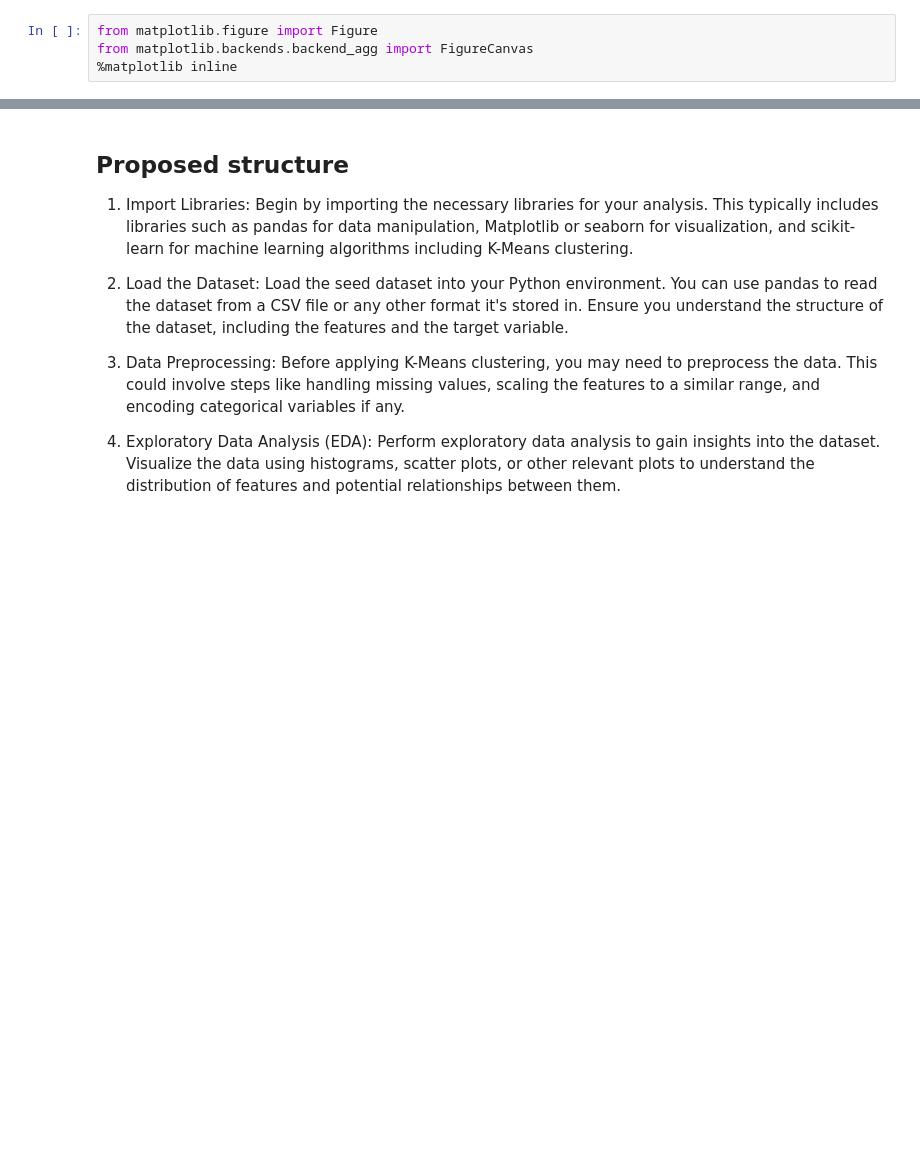
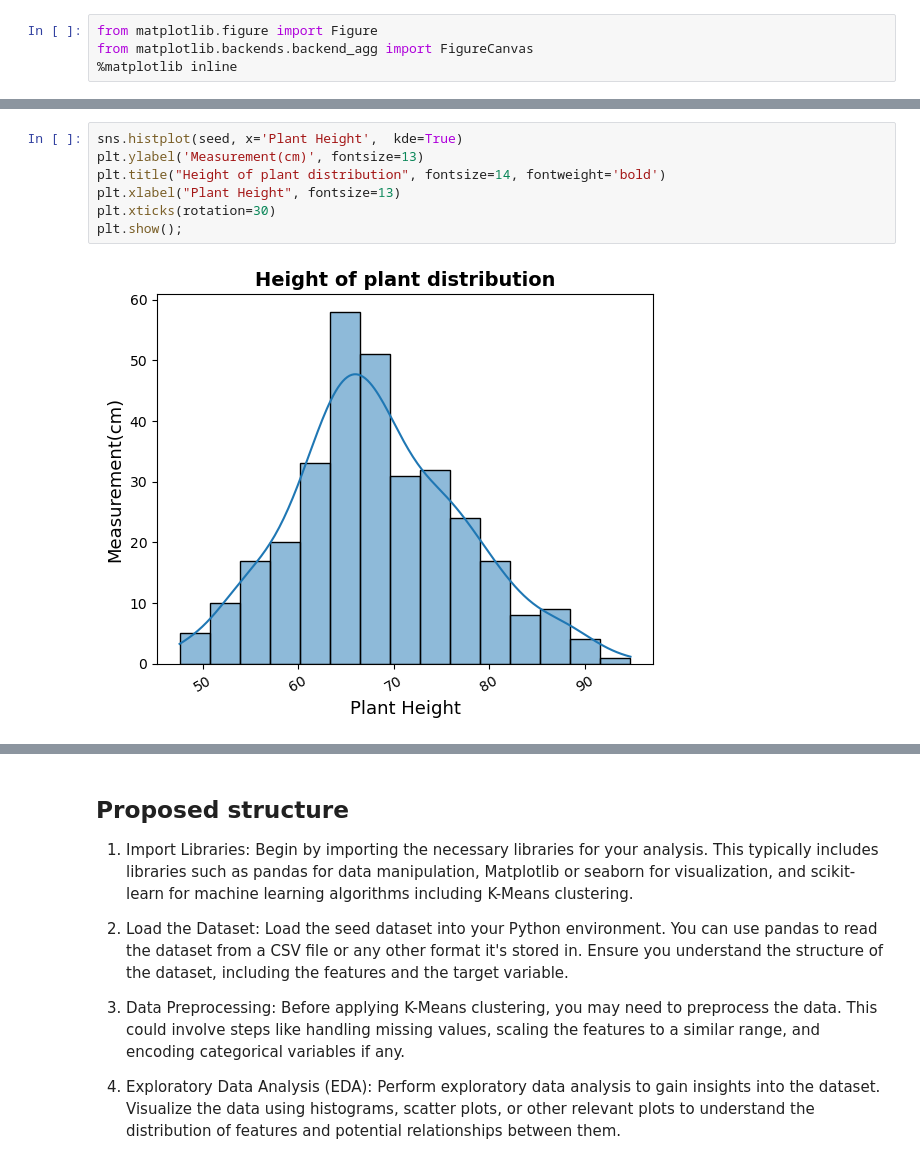
Before and after one commit to Ayomide-ola/Machine-learning-semester-2--, a Jupyter notebook: CA-1.ipynb, the cells around one changed output, grey strips where cells are left out. Drawn from its saved outputs; the diff is of its cells as text; blank space fills up the shorter version.

```diff
--- a/CA-1.ipynb
+++ b/CA-1.ipynb
@@ -357,0 +378,9 @@ pn.interact(find_outliers)
+# %%
+sns.histplot(seed, x='Plant Height',  kde=True)
+plt.ylabel('Measurement(cm)', fontsize=13)
+plt.title("Height of plant distribution", fontsize=14, fontweight='bold')
+plt.xlabel("Plant Height", fontsize=13)
+plt.xticks(rotation=30)
+plt.show();
+# %% [output]
+[figure, added]
```
Also changed, not shown: parts of 12 cells of this notebook.
